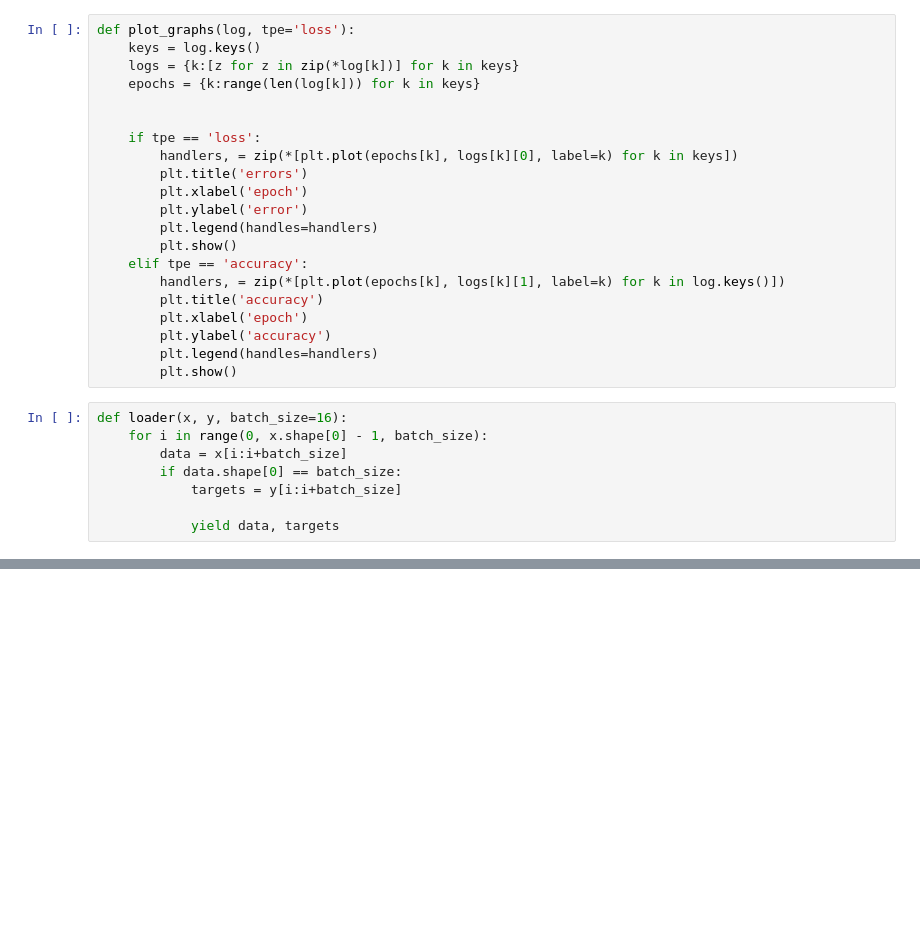
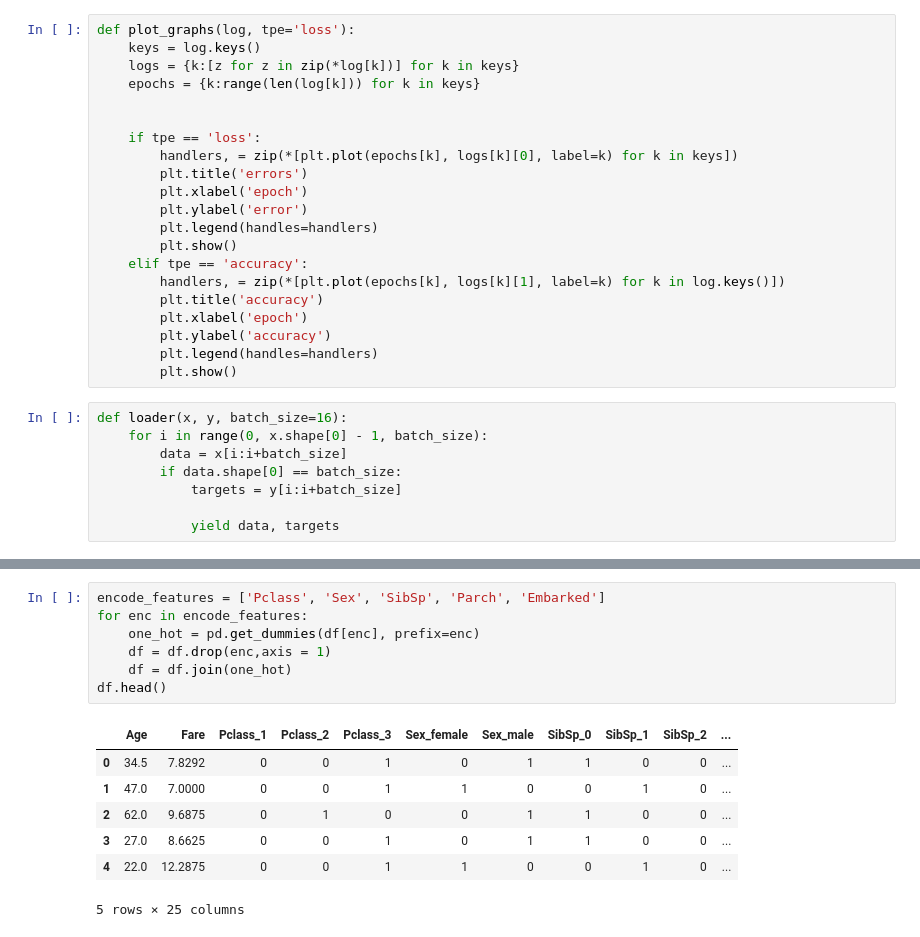
Before and after one commit to aleksey-egorov/kaggle-basic, a Jupyter notebook: titanic/titanic_nn.ipynb, the cells around one changed output, grey strips where cells are left out. Cells and saved outputs as stored; diff of their text form; blank space fills up the shorter version.

```diff
--- a/titanic/titanic_nn.ipynb
+++ b/titanic/titanic_nn.ipynb
@@ -304,0 +325,15 @@ plot_graphs(test_log, 'accuracy')
+# %%
+encode_features = ['Pclass', 'Sex', 'SibSp', 'Parch', 'Embarked']
+for enc in encode_features:
+    one_hot = pd.get_dummies(df[enc], prefix=enc)
+    df = df.drop(enc,axis = 1)
+    df = df.join(one_hot)
+df.head()
+# %% [output]
+|  | Age | Fare | Pclass_1 | Pclass_2 | Pclass_3 | Sex_female | Sex_male | SibSp_0 | SibSp_1 | SibSp_2 | ... |
+| 0 | 34.5 | 7.8292 | 0 | 0 | 1 | 0 | 1 | 1 | 0 | 0 | ... |
+| 1 | 47.0 | 7.0000 | 0 | 0 | 1 | 1 | 0 | 0 | 1 | 0 | ... |
+| 2 | 62.0 | 9.6875 | 0 | 1 | 0 | 0 | 1 | 1 | 0 | 0 | ... |
+| 3 | 27.0 | 8.6625 | 0 | 0 | 1 | 0 | 1 | 1 | 0 | 0 | ... |
+| 4 | 22.0 | 12.2875 | 0 | 0 | 1 | 1 | 0 | 0 | 1 | 0 | ... |
+5 rows × 25 columns
```
Also changed, not shown: parts of 16 cells of this notebook, 4 other files.
